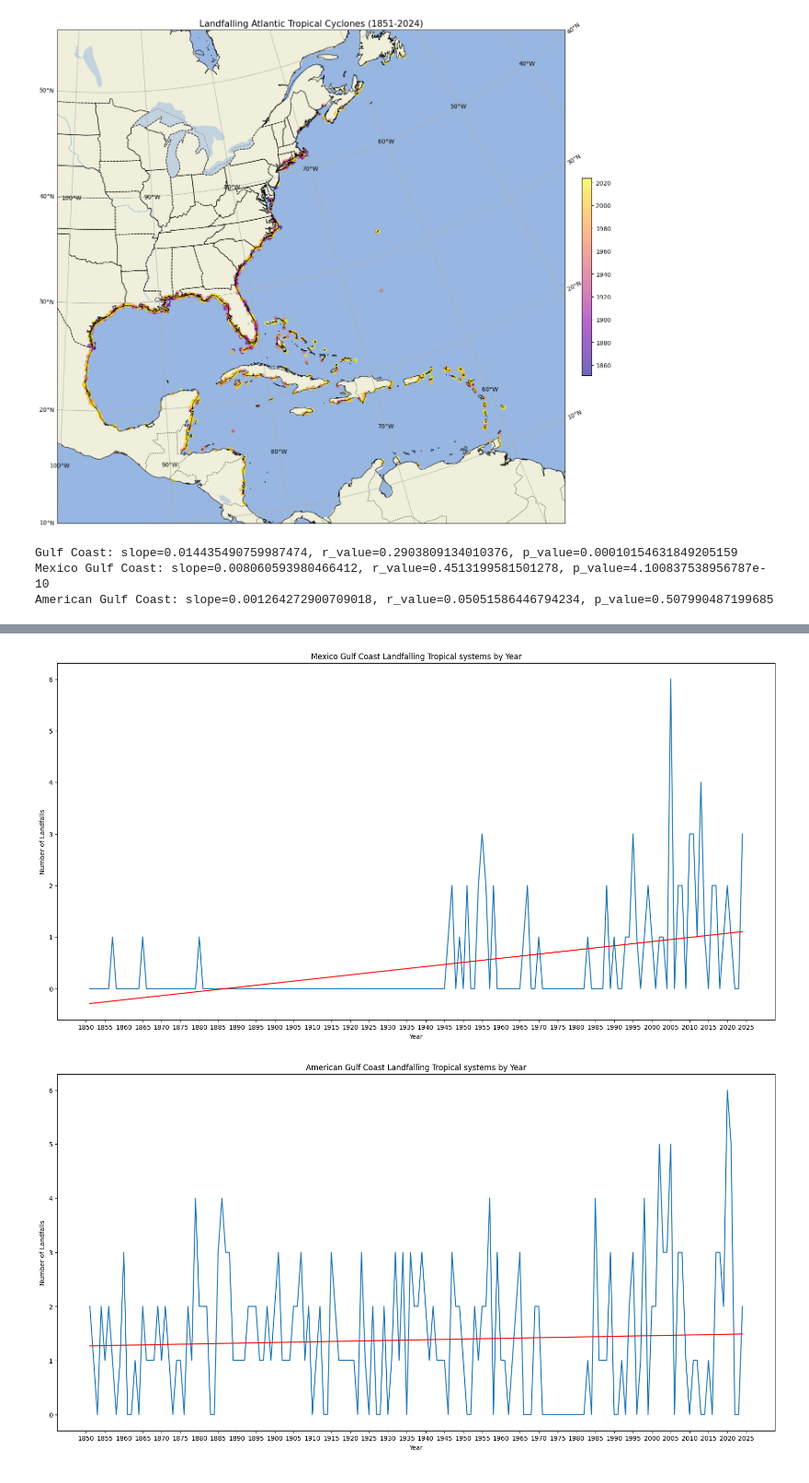
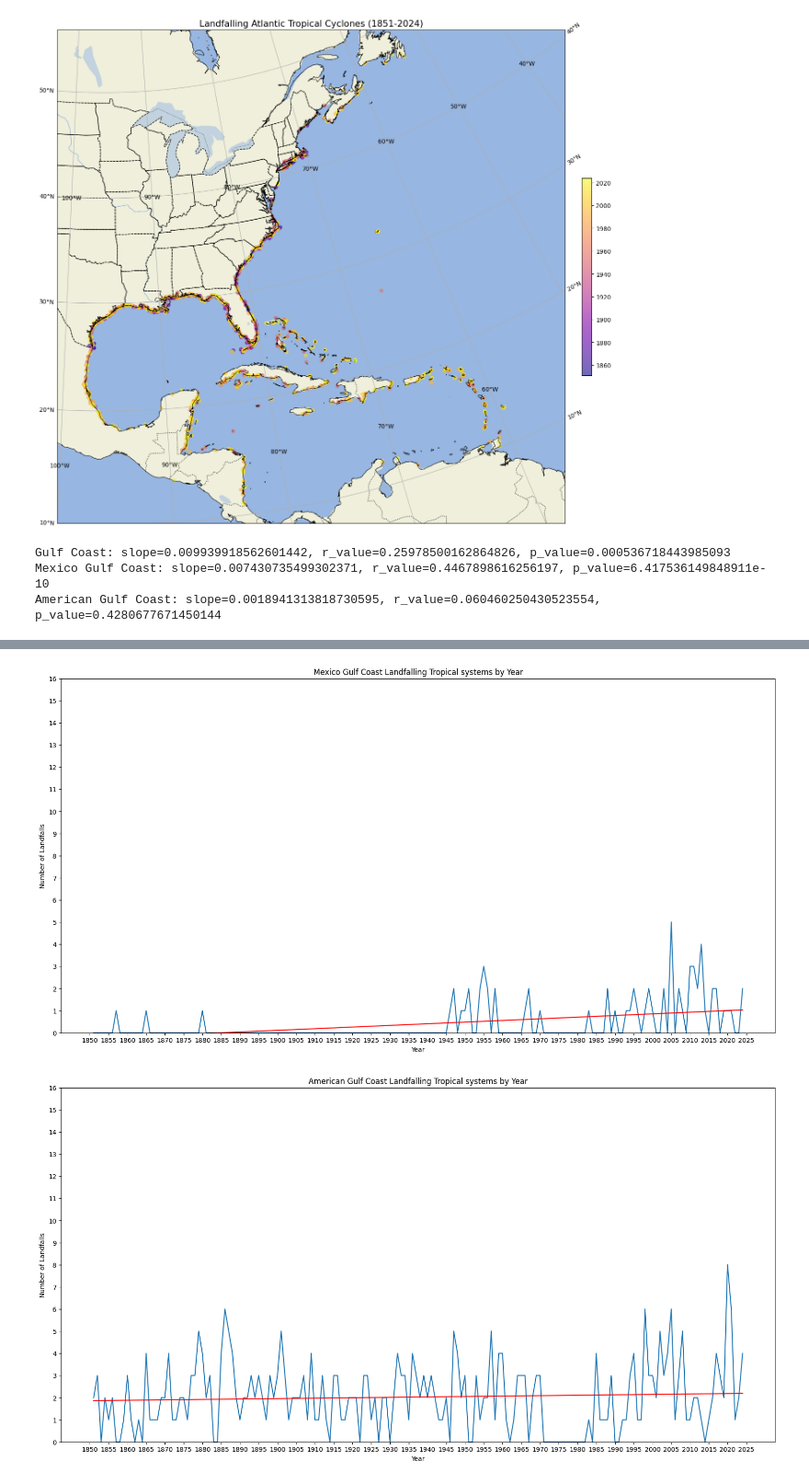
Before and after one commit to EP-Shark/Meteorology-Research-Dr.-Misra-, a Jupyter notebook: Hurdat2_analysis.ipynb, the cells around one changed output, grey strips where cells are left out. Shown at 92% size. Drawn from its saved outputs; the diff is of its cells as text; code cells hidden in the pictures.

Commit message:
Changed the logic for defining the bounding boxes to plot the landfalling tropical system frequency (made a massive impact in accuracy)

```diff
--- a/Hurdat2_analysis.ipynb
+++ b/Hurdat2_analysis.ipynb
@@ -74,17 +73,28 @@ Landfall_only['lon_num'] = Landfall_only['lon'].str.strip('W').astype(float) * -
 
 def assign_coast(lon,lat):
     coasts =[]
-    if lon >= -98 and lon <= -80 and lat >= 19 and lat <= 31:
+    #Mexico and Yucatan Bounding Box
+    mexico_box = (-99 <= lon <= -90) and (18 <= lat <= 26)
+    yucatan_box = (-90 <= lon <= -86) and (21 <= lat <= 22)
+    us_box_wout_FL = (-99 <= lon <= -86) and (26 <= lat <= 31)
+    Fl_pan = (-86 <= lon <= -82) and (28 <= lat <= 31)
+    Fl_pens = (-82.0 < lon <= -81.2) and (24.2 <= lat <= 28)
+    # Combining boxes for simplicity in if statemens #
+    us_box = us_box_wout_FL or Fl_pan or Fl_pens
+    mexico_box_with_yucatan = mexico_box or yucatan_box
+    # If statement logic to determine the landfalling coastline #
+    if us_box or mexico_box_with_yucatan:
         coasts.append("Gulf Coast")
-    if lon >= -98.5 and lon <= -87 and lat >= 19 and lat <= 26:
-        coasts.append("Mexico Gulf Coast")
-    if lon >= -97 and lon <= -85 and lat >= 25 and lat <= 31:
+    if mexico_box:
+        coasts.append('Mexico Gulf Coast')
+    if us_box:
         coasts.append('American Gulf Coast')
-    #if lon >= -97.6 and lon <=-93.5 and lat >= 25.8 and lat <= 30.2:
-        #return "Texas"
-    #elif lon >= -93.7 and lon <= -89 and lat >= 28.9 and lat <= 30.3:
-        #return "Louisiana"
-    # add other states as needed
+    #if lon >= -98 and lon <= -81.2 and lat >= 19 and lat <= 31:
+    #    coasts.append("Gulf Coast")
+    #if lon >= -98.5 and lon <= -87 and lat >= 19 and lat <= 26:
+    #    coasts.append("Mexico Gulf Coast")
+    #if lon >= -98 and lon <= -81 and lat >= 24.5 and lat <= 31:
+    #    coasts.append('American Gulf Coast')
     return ',' .join(coasts) if coasts else None
 Landfall_only['Coast Line'] = Landfall_only.apply(lambda row: assign_coast(row['lon_num'], row['lat_num']), axis=1)
 # %%
@@ -137,7 +147,7 @@ coasts = ["Gulf Coast", "Mexico Gulf Coast", "American Gulf Coast"] # add other
 def plot_landfall_frequency(coasts):
     for coast in coasts:
         coast_data = Landfall_only[Landfall_only['Coast Line'].str.contains(coast, na=False)]
-        coast_data_altered = coast_data.drop_duplicates(subset=['storm_id','year','Coast Line'])
+        coast_data_altered = coast_data.drop_duplicates(subset=['storm_name','storm_id','year','Coast Line'])
         all_years = np.arange(Landfall_only['year'].min(), Landfall_only['year'].max()+1)
         frequency = coast_data_altered.groupby('year').size().reindex(all_years, fill_value=0)
         ## Plotting the frequency ##
@@ -149,10 +159,12 @@ def plot_landfall_frequency(coasts):
         x_range = np.arange(1850, 2026, 5)
         ax.set_xticks(x_range)
         ax.set_yticks([0,1,2,3,4,5,6,7,8,9,10,11,12,13,14,15,16])
+        ax.set_ylim(bottom=0)
         # Add a legend #
         # Creating a trend line #
         years = frequency.index.astype(int)
         counts = frequency.values
+        #ax.set_yticks(counts + 1)
         z = np.polyfit (years, counts, 1)
         p = np.poly1d(z)
         plt.plot(years, p(years), "r-")
@@ -163,6 +175,6 @@ def plot_landfall_frequency(coasts):
 
 plot_landfall_frequency(coasts)
 # %% [output]
-Gulf Coast: slope=0.014435490759987474, r_value=0.2903809134010376, p_value=0.00010154631849205159
-Mexico Gulf Coast: slope=0.008060593980466412, r_value=0.4513199581501278, p_value=4.100837538956787e-10
-American Gulf Coast: slope=0.001264272900709018, r_value=0.05051586446794234, p_value=0.507990487199685
+Gulf Coast: slope=0.009939918562601442, r_value=0.25978500162864826, p_value=0.000536718443985093
+Mexico Gulf Coast: slope=0.007430735499302371, r_value=0.4467898616256197, p_value=6.417536149848911e-10
+American Gulf Coast: slope=0.0018941313818730595, r_value=0.060460250430523554, p_value=0.4280677671450144
@@ -170,2 +182,2 @@ American Gulf Coast: slope=0.001264272900709018, r_value=0.05051586446794234, p_
-[figure, old version]
+[figure, new version]
-[figure, old version]
+[figure, new version]
```
Also changed, not shown: parts of 3 cells of this notebook.
